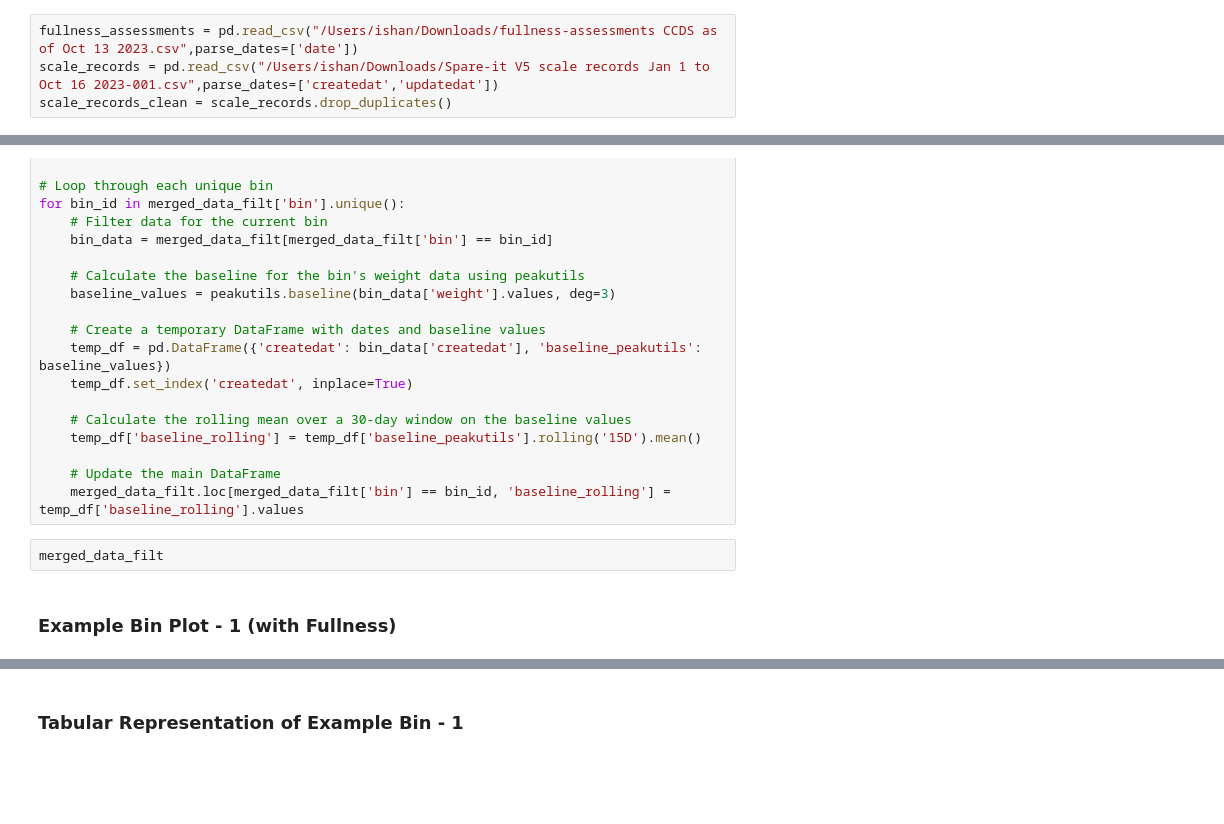
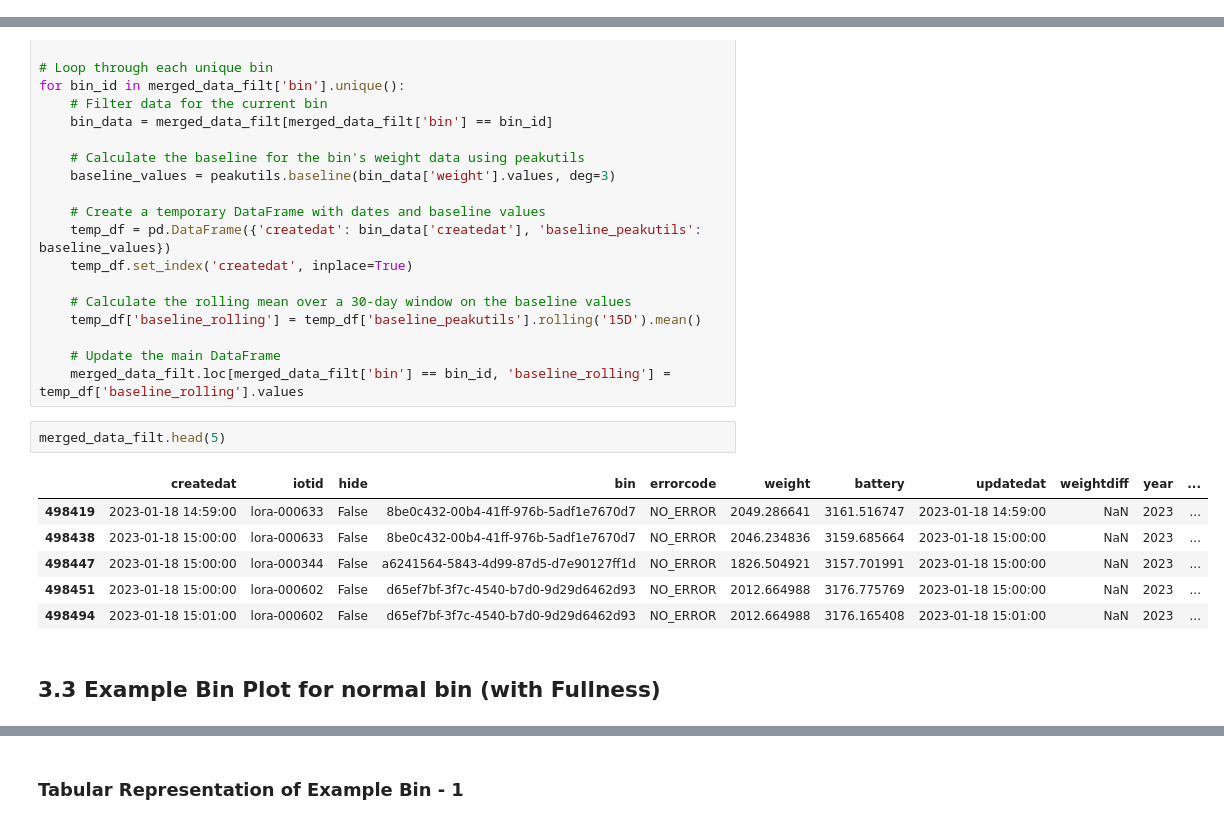
Before and after one commit to BU-Spark/ds-spare-it-scale-calib, a Jupyter notebook: fa23-team/src/Project_report-final.ipynb, the cells around one changed output, grey strips where cells are left out. Saved outputs shown, nothing was run; the diff lists cells and outputs as text; blank space fills up the shorter version.

```diff
--- a/fa23-team/src/Project_report-final.ipynb
+++ b/fa23-team/src/Project_report-final.ipynb
@@ -74,4 +329,0 @@ scale_records_clean = scale_records.drop_duplicates()
-# %%
-fullness_assessments = pd.read_csv("/Users/ishan/Downloads/fullness-assessments CCDS as of Oct 13 2023.csv",parse_dates=['date'])
-scale_records = pd.read_csv("/Users/ishan/Downloads/Spare-it V5 scale records Jan 1 to Oct 16 2023-001.csv",parse_dates=['createdat','updatedat'])
-scale_records_clean = scale_records.drop_duplicates()
@@ -187,9 +469,16 @@ for bin_id in merged_data_filt['bin'].unique():
     # Update the main DataFrame
     merged_data_filt.loc[merged_data_filt['bin'] == bin_id, 'baseline_rolling'] = temp_df['baseline_rolling'].values
 # %%
-merged_data_filt
+merged_data_filt.head(5)
+# %% [output]
+|  | createdat | iotid | hide | bin | errorcode | weight | battery | updatedat | weightdiff | year | ... |
+| 498419 | 2023-01-18 14:59:00 | lora-000633 | False | 8be0c432-00b4-41ff-976b-5adf1e7670d7 | NO_ERROR | 2049.286641 | 3161.516747 | 2023-01-18 14:59:00 | NaN | 2023 | ... |
+| 498438 | 2023-01-18 15:00:00 | lora-000633 | False | 8be0c432-00b4-41ff-976b-5adf1e7670d7 | NO_ERROR | 2046.234836 | 3159.685664 | 2023-01-18 15:00:00 | NaN | 2023 | ... |
+| 498447 | 2023-01-18 15:00:00 | lora-000344 | False | a6241564-5843-4d99-87d5-d7e90127ff1d | NO_ERROR | 1826.504921 | 3157.701991 | 2023-01-18 15:00:00 | NaN | 2023 | ... |
+| 498451 | 2023-01-18 15:00:00 | lora-000602 | False | d65ef7bf-3f7c-4540-b7d0-9d29d6462d93 | NO_ERROR | 2012.664988 | 3176.775769 | 2023-01-18 15:00:00 | NaN | 2023 | ... |
+| 498494 | 2023-01-18 15:01:00 | lora-000602 | False | d65ef7bf-3f7c-4540-b7d0-9d29d6462d93 | NO_ERROR | 2012.664988 | 3176.165408 | 2023-01-18 15:01:00 | NaN | 2023 | ... |
 # %% [markdown]
-### Example Bin Plot - 1 (with Fullness)
+## 3.3 Example Bin Plot for normal bin (with Fullness)
 # %%
 import matplotlib.pyplot as plt
 import pandas as pd
```
Also changed, not shown: parts of 62 cells of this notebook, 4 other files.
